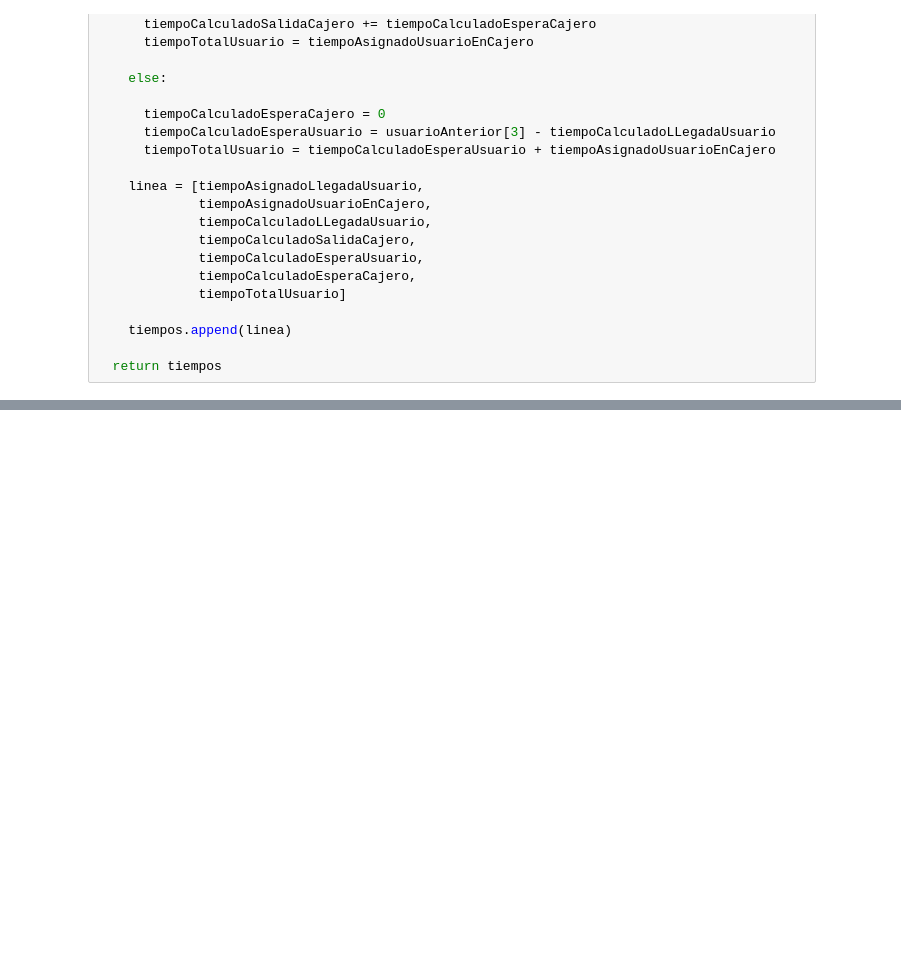
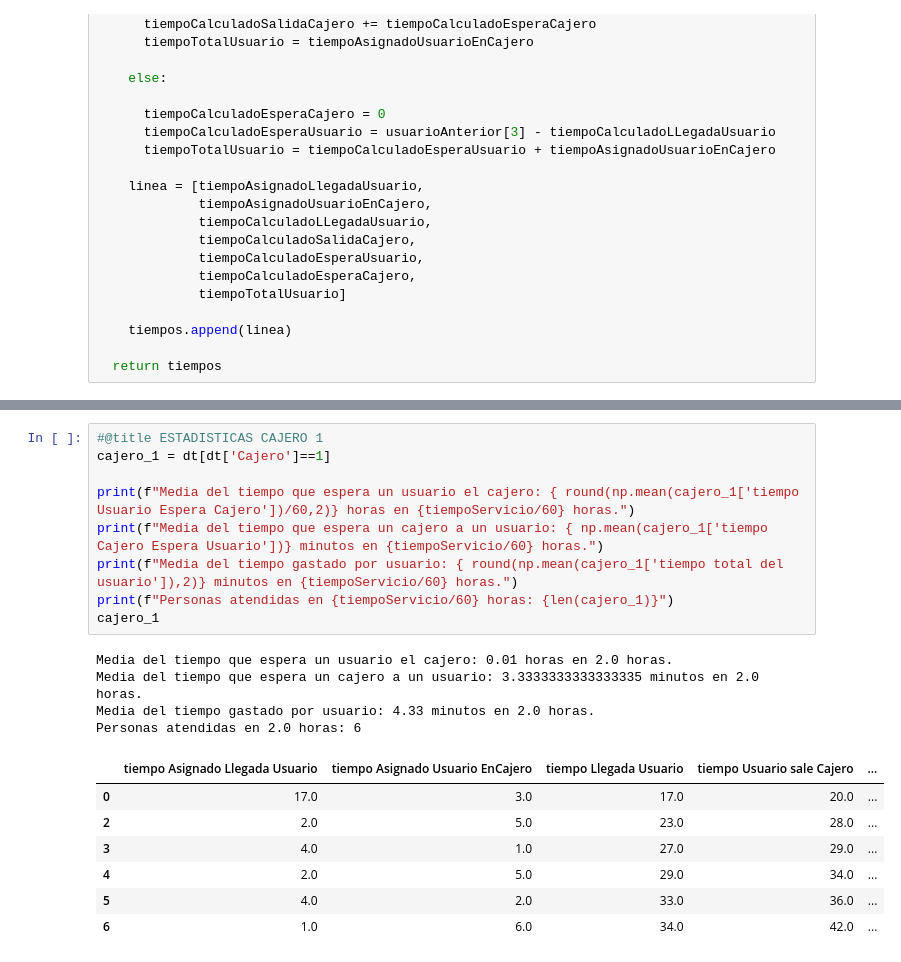
Before and after one commit to RubenR-M/DigitalSimulation, a Jupyter notebook: colas/cajero.ipynb, the cells around one changed output, grey strips where cells are left out. Cells and saved outputs as stored; diff of their text form; blank space fills up the shorter version.

```diff
--- a/colas/cajero.ipynb
+++ b/colas/cajero.ipynb
@@ -354,0 +449,21 @@ plt.show()
+# %%
+#@title ESTADISTICAS CAJERO 1
+cajero_1 = dt[dt['Cajero']==1]
+
+print(f"Media del tiempo que espera un usuario el cajero: { round(np.mean(cajero_1['tiempo Usuario Espera Cajero'])/60,2)} horas en {tiempoServicio/60} horas.")
+print(f"Media del tiempo que espera un cajero a un usuario: { np.mean(cajero_1['tiempo Cajero Espera Usuario'])} minutos en {tiempoServicio/60} horas.")
+print(f"Media del tiempo gastado por usuario: { round(np.mean(cajero_1['tiempo total del usuario']),2)} minutos en {tiempoServicio/60} horas.")
+print(f"Personas atendidas en {tiempoServicio/60} horas: {len(cajero_1)}")
+cajero_1
+# %% [output]
+Media del tiempo que espera un usuario el cajero: 0.01 horas en 2.0 horas.
+Media del tiempo que espera un cajero a un usuario: 3.3333333333333335 minutos en 2.0 horas.
+Media del tiempo gastado por usuario: 4.33 minutos en 2.0 horas.
+Personas atendidas en 2.0 horas: 6
+|  | tiempo Asignado Llegada Usuario | tiempo Asignado Usuario EnCajero | tiempo Llegada Usuario | tiempo Usuario sale Cajero | ... |
+| 0 | 17.0 | 3.0 | 17.0 | 20.0 | ... |
+| 2 | 2.0 | 5.0 | 23.0 | 28.0 | ... |
+| 3 | 4.0 | 1.0 | 27.0 | 29.0 | ... |
+| 4 | 2.0 | 5.0 | 29.0 | 34.0 | ... |
+| 5 | 4.0 | 2.0 | 33.0 | 36.0 | ... |
+| 6 | 1.0 | 6.0 | 34.0 | 42.0 | ... |
```
Also changed, not shown: parts of 12 cells of this notebook.
